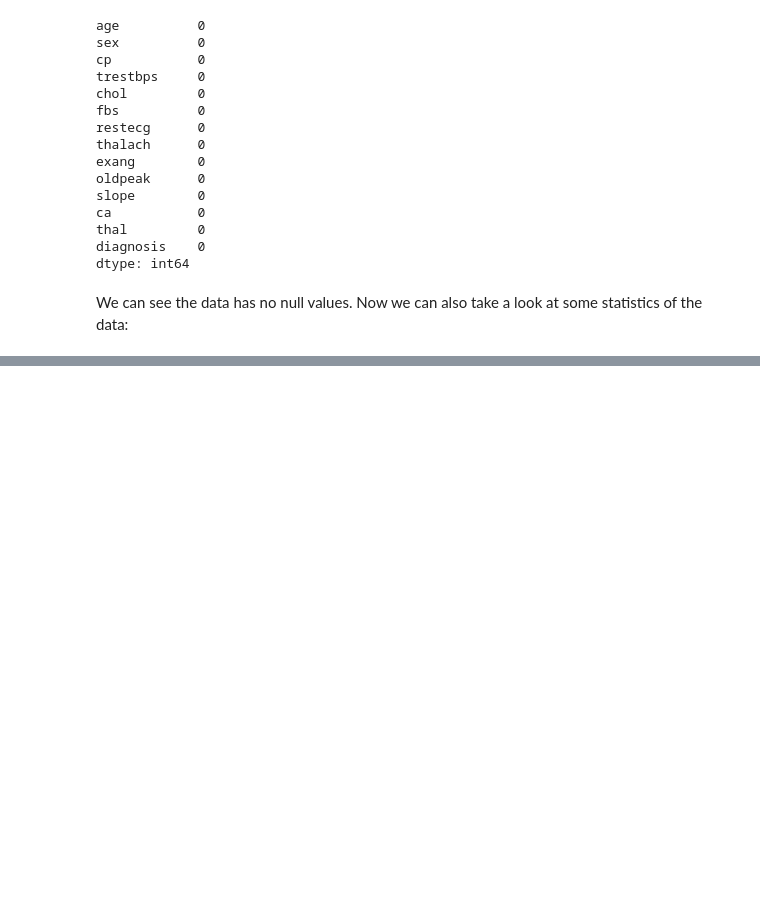
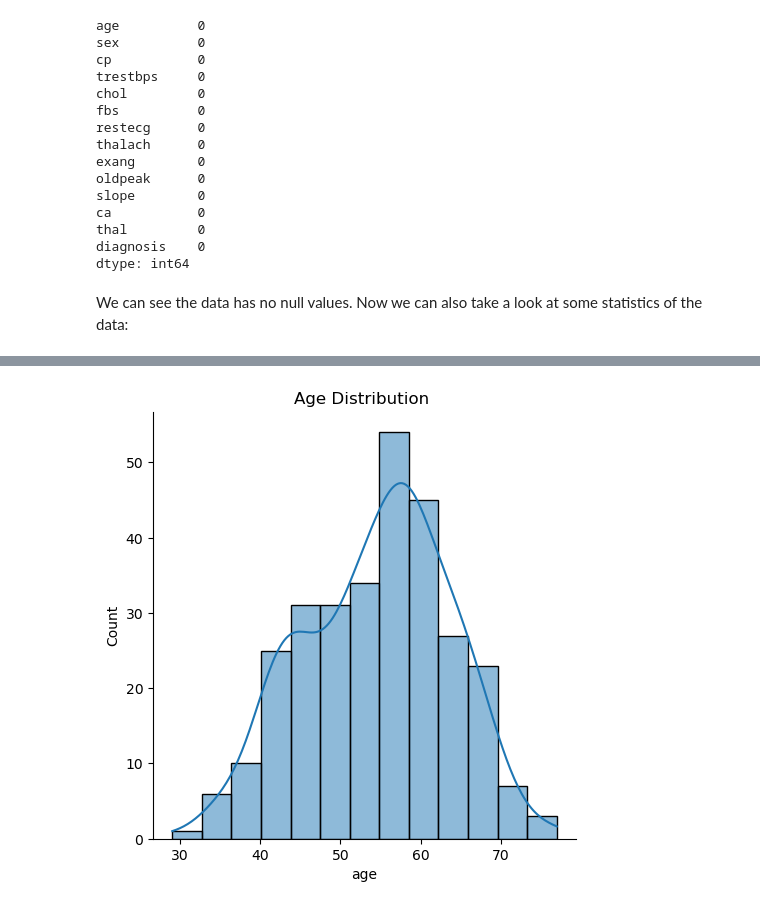
Before and after one commit to frankquinn89/PROGRAMMING_FOR_DATA_ANALYSIS, a Jupyter notebook: project.ipynb, the cells around one changed output, grey strips where cells are left out. Drawn from its saved outputs; the diff is of its cells as text; code cells hidden in the pictures; blank space fills up the shorter version.

Commit message:
added Age variable plots and analysis

```diff
--- a/project.ipynb
+++ b/project.ipynb
@@ -87,0 +101,6 @@ data.describe()
+# %%
+sb.displot(data, x="age", kde=True)
+mplot.title("Age Distribution ")
+mplot.show()
+# %% [output]
+[figure, added]
```
Also changed, not shown: parts of 6 cells of this notebook.
